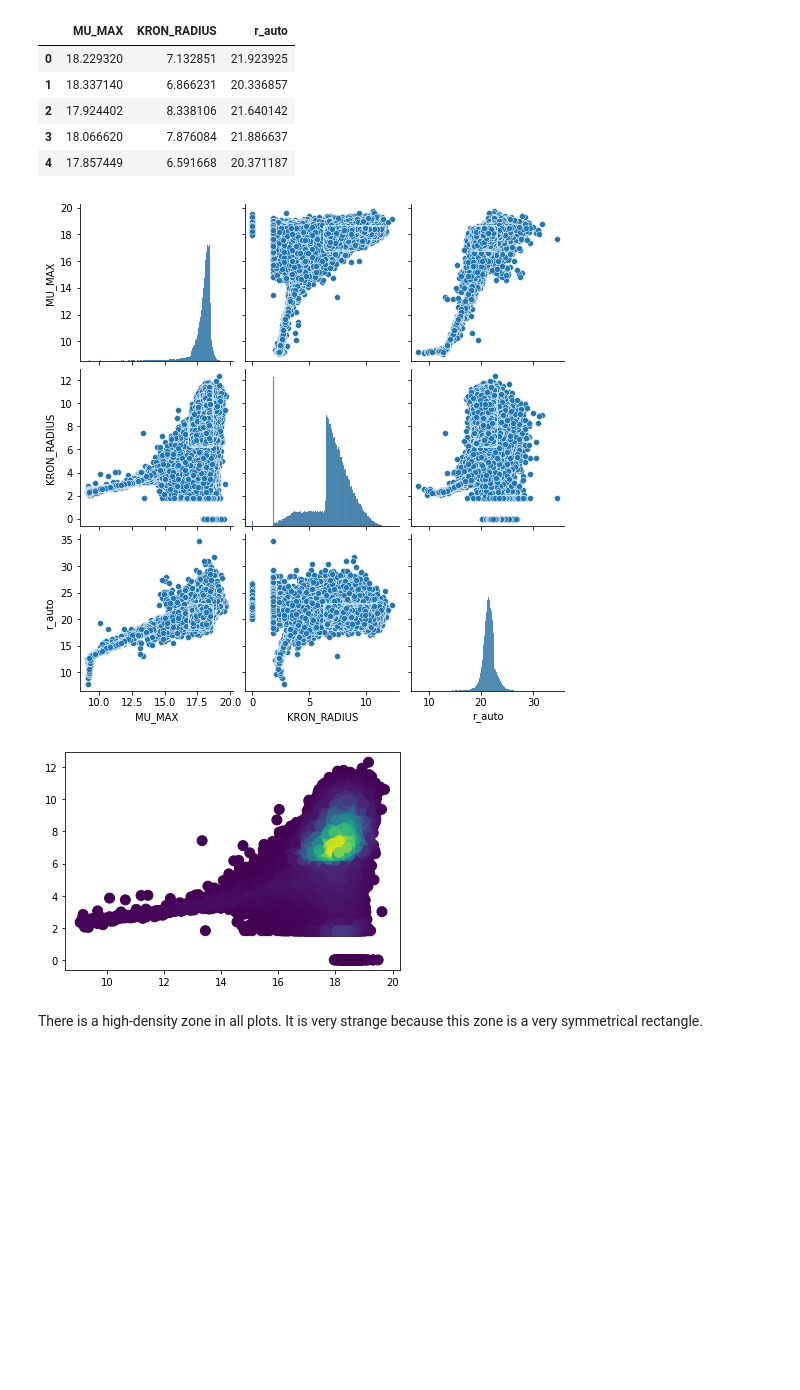
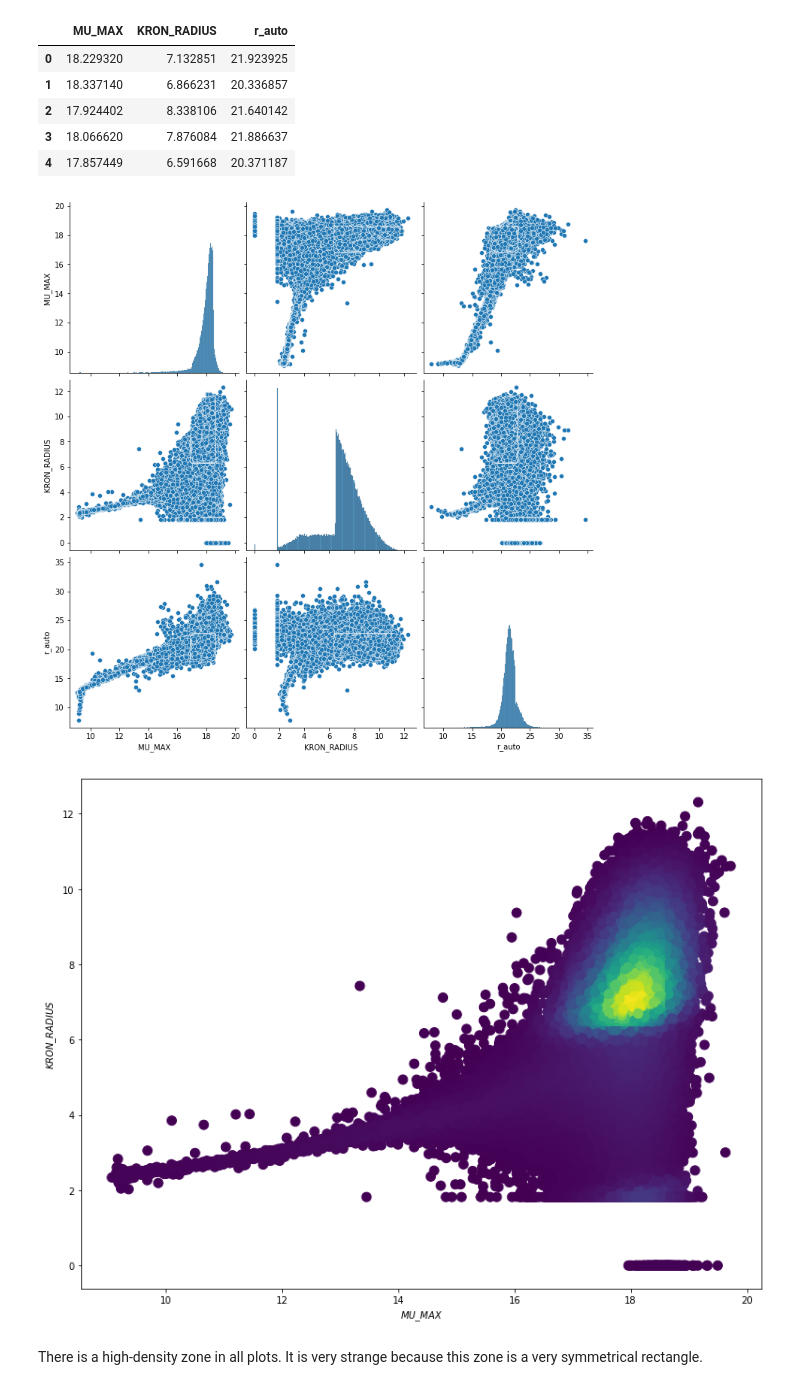
Before and after one commit to AngelGSoto/LSGs-splus, a Jupyter notebook: Analizyn-LSG.ipynb, the cells around one changed output. Cells and saved outputs as stored; diff of their text form; code cells hidden in the pictures; blank space fills up the shorter version.

```diff
--- a/Analizyn-LSG.ipynb
+++ b/Analizyn-LSG.ipynb
@@ -164,25 +184,27 @@ new_df_f[:5]
 | 3 | 18.066620 | 7.876084 | 21.886637 |
 | 4 | 17.857449 | 6.591668 | 20.371187 |
 # %%
-sns.pairplot(new_df_f, size=2.5);
+sns.pairplot(new_df_f, size=3.5);
 # %% [output]
-[figure, old version]
+[figure, new version]
 # %%
 from scipy.stats import gaussian_kde
 # drop inf and nan
 
 # Calculate the point density
 t = Table.from_pandas(df_f)
 xx = np.nan_to_num(t["MU_MAX"])
 yy = np.nan_to_num(t["KRON_RADIUS"])
 
 xy = np.vstack([xx, yy])
 z = gaussian_kde(xy)(xy)
 
-fig, ax = plt.subplots()
-ax.scatter(xx, yy, c=z, s=100)
+fig, ax6 = plt.subplots(figsize=(13, 10))
+ax6.scatter(xx, yy, c=z, s=100)
+ax6.set_xlabel(r'$MU\_MAX$')
+ax6.set_ylabel(r'$KRON\_RADIUS$')
 plt.show()
 # %% [output]
-[figure, old version]
+[figure, new version]
 # %% [markdown]
 There is a high-density zone in all plots. It is very strange because this zone is a very symmetrical rectangle.
```
Also changed, not shown: parts of 3 cells of this notebook, 2 other files.
